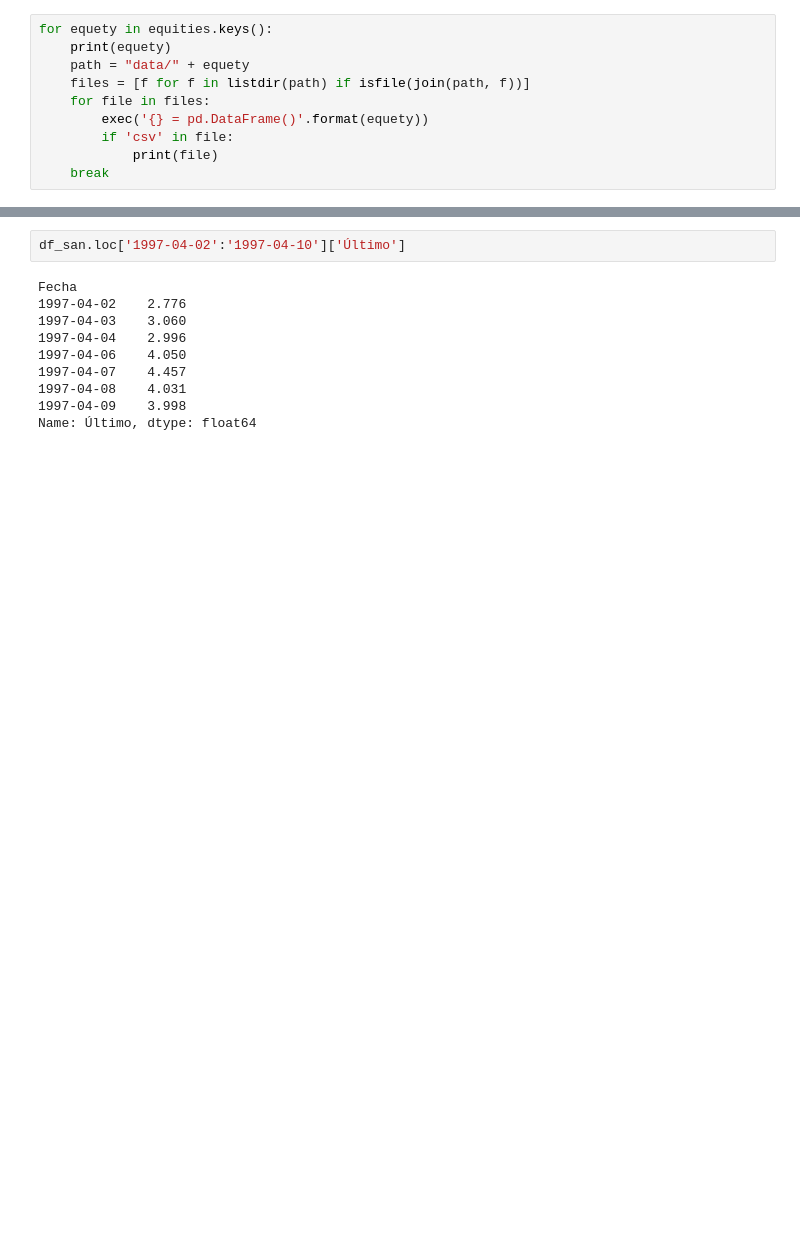
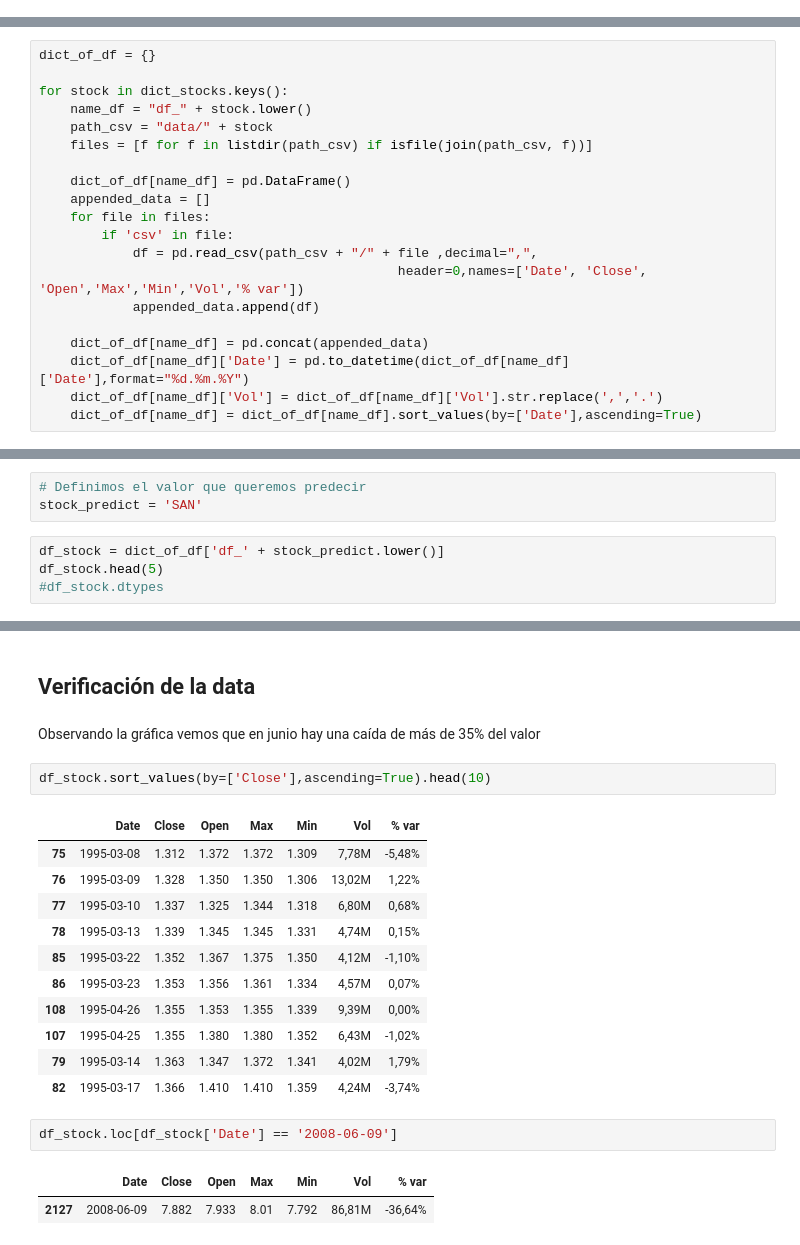
Before and after one commit to alfongoma/TFM, a Jupyter notebook: history_data.ipynb, the cells around one changed output, grey strips where cells are left out. Cells and saved outputs as stored; diff of their text form; blank space fills up the shorter version.

Commit message:
Cargamos todos los csvs de los valores del ibex35

```diff
--- a/history_data.ipynb
+++ b/history_data.ipynb
@@ -44,13 +42,3 @@ equities = { 'ANA'  : 'Acciona S.A.',
              'TEF'  : 'Telefónica S.A.',
              'VIS'  : 'Viscofan S.A.'
             }
-# %%
-for equety in equities.keys():
-    print(equety)
-    path = "data/" + equety
-    files = [f for f in listdir(path) if isfile(join(path, f))]
-    for file in files:
-        exec('{} = pd.DataFrame()'.format(equety))
-        if 'csv' in file:
-            print(file)
-    break
@@ -134,0 +45,20 @@ memory usage: 70.0+ KB
+# %%
+dict_of_df = {}
+
+for stock in dict_stocks.keys():
+    name_df = "df_" + stock.lower()
+    path_csv = "data/" + stock
+    files = [f for f in listdir(path_csv) if isfile(join(path_csv, f))]
+
+    dict_of_df[name_df] = pd.DataFrame()
+    appended_data = []
+    for file in files:
+        if 'csv' in file:
+            df = pd.read_csv(path_csv + "/" + file ,decimal=",",
+                                              header=0,names=['Date', 'Close', 'Open','Max','Min','Vol','% var'])
+            appended_data.append(df)
+
+    dict_of_df[name_df] = pd.concat(appended_data)
+    dict_of_df[name_df]['Date'] = pd.to_datetime(dict_of_df[name_df]['Date'],format="%d.%m.%Y")
+    dict_of_df[name_df]['Vol'] = dict_of_df[name_df]['Vol'].str.replace(',','.')
+    dict_of_df[name_df] = dict_of_df[name_df].sort_values(by=['Date'],ascending=True)
@@ -134,0 +98,7 @@ memory usage: 70.0+ KB
+# %%
+# Definimos el valor que queremos predecir
+stock_predict = 'SAN'
+# %%
+df_stock = dict_of_df['df_' + stock_predict.lower()]
+df_stock.head(5)
+#df_stock.dtypes
@@ -185,15 +161,26 @@ fig.update_layout(
 fig.show()
 # %% [output]
 [interactive output not drawn]
-# %%
-df_san.loc['1997-04-02':'1997-04-10']['Último']
-# %% [output]
-Fecha
-1997-04-02    2.776
-1997-04-03    3.060
-1997-04-04    2.996
-1997-04-06    4.050
-1997-04-07    4.457
-1997-04-08    4.031
-1997-04-09    3.998
-Name: Último, dtype: float64
+# %% [markdown]
+## Verificación de la data
+# %% [markdown]
+Observando la gráfica vemos que en junio hay una caída de más de 35% del valor
+# %%
+df_stock.sort_values(by=['Close'],ascending=True).head(10)
+# %% [output]
+|  | Date | Close | Open | Max | Min | Vol | % var |
+| 75 | 1995-03-08 | 1.312 | 1.372 | 1.372 | 1.309 | 7,78M | -5,48% |
+| 76 | 1995-03-09 | 1.328 | 1.350 | 1.350 | 1.306 | 13,02M | 1,22% |
+| 77 | 1995-03-10 | 1.337 | 1.325 | 1.344 | 1.318 | 6,80M | 0,68% |
+| 78 | 1995-03-13 | 1.339 | 1.345 | 1.345 | 1.331 | 4,74M | 0,15% |
+| 85 | 1995-03-22 | 1.352 | 1.367 | 1.375 | 1.350 | 4,12M | -1,10% |
+| 86 | 1995-03-23 | 1.353 | 1.356 | 1.361 | 1.334 | 4,57M | 0,07% |
+| 108 | 1995-04-26 | 1.355 | 1.353 | 1.355 | 1.339 | 9,39M | 0,00% |
+| 107 | 1995-04-25 | 1.355 | 1.380 | 1.380 | 1.352 | 6,43M | -1,02% |
+| 79 | 1995-03-14 | 1.363 | 1.347 | 1.372 | 1.341 | 4,02M | 1,79% |
+| 82 | 1995-03-17 | 1.366 | 1.410 | 1.410 | 1.359 | 4,24M | -3,74% |
+# %%
+df_stock.loc[df_stock['Date'] == '2008-06-09']
+# %% [output]
+|  | Date | Close | Open | Max | Min | Vol | % var |
+| 2127 | 2008-06-09 | 7.882 | 7.933 | 8.01 | 7.792 | 86,81M | -36,64% |
```
Also changed, not shown: parts of 17 cells of this notebook, 2 other files.
